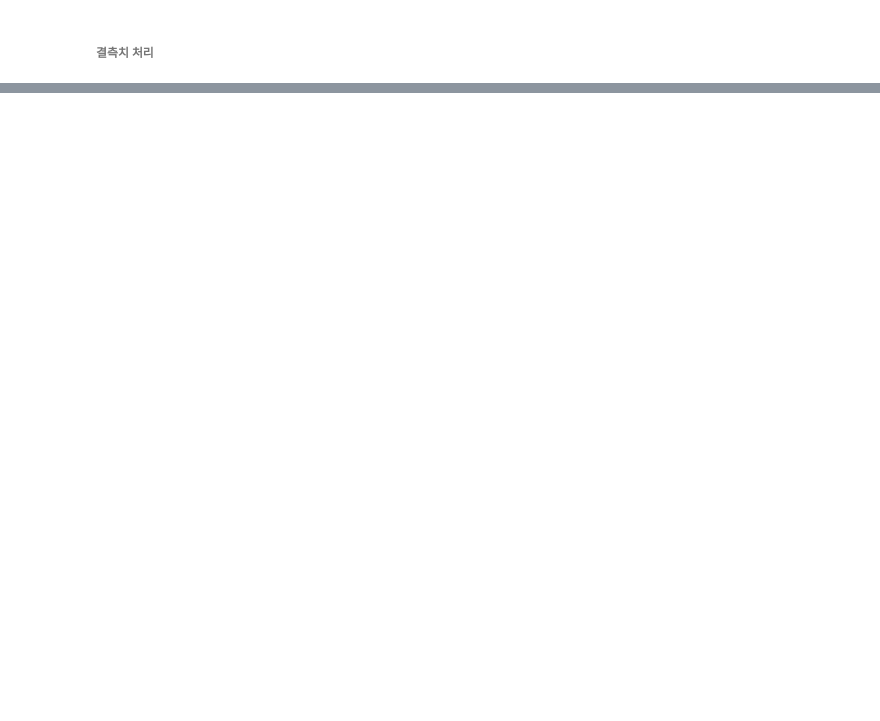
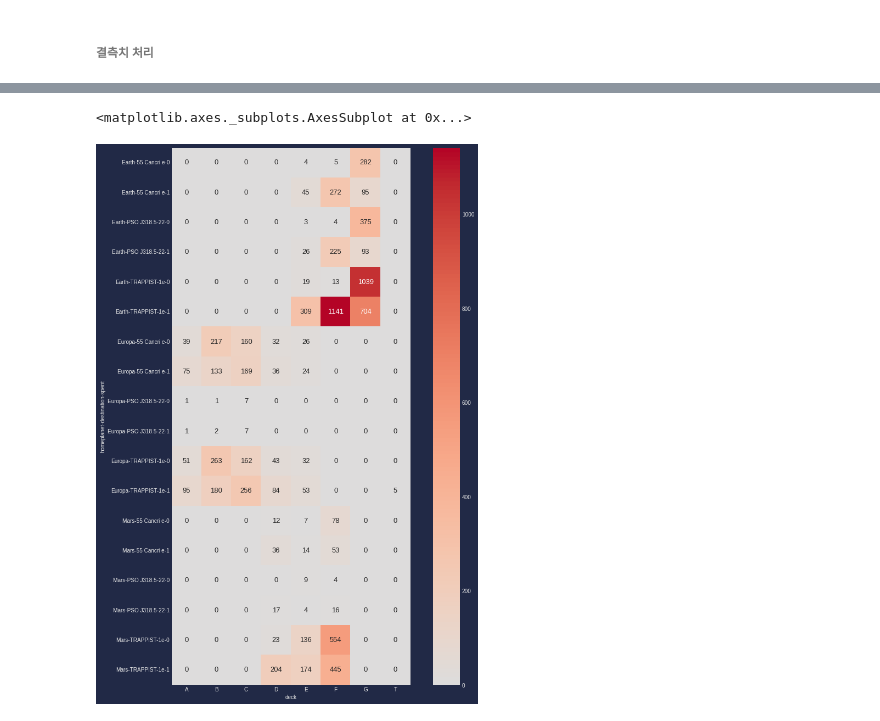
Before and after one commit to codelspak/Struggles, a Jupyter notebook: WK28_case1_Kaggle_ML_Classification_Spaceship_Titanic.ipynb, the cells around one changed output, grey strips where cells are left out. Drawn from its saved outputs; the diff is of its cells as text; code cells hidden in the pictures; blank space fills up the shorter version.

```diff
--- a/WK28_case1_Kaggle_ML_Classification_Spaceship_Titanic.ipynb
+++ b/WK28_case1_Kaggle_ML_Classification_Spaceship_Titanic.ipynb
@@ -1149,0 +1308,3 @@ missing_values(test_df)
+# %%
+hp_d_sp_cd = df_train.groupby(['homeplanet', 'destination', 'spent', 'deck'])['deck'].size().unstack().fillna(0)
+hp_d_sp_cd.head(20)
@@ -1149,0 +1330,6 @@ missing_values(test_df)
+# %%
+plt.subplots(figsize = (15, 18))
+sns.heatmap(hp_d_sp_cd, cmap = 'coolwarm', annot = True, annot_kws={'fontsize':13}, fmt = 'g', center = 0, square = True)
+# %% [output]
+<matplotlib.axes._subplots.AxesSubplot at 0x...>
+[figure, added]
```
Also changed, not shown: parts of 89 cells of this notebook.
